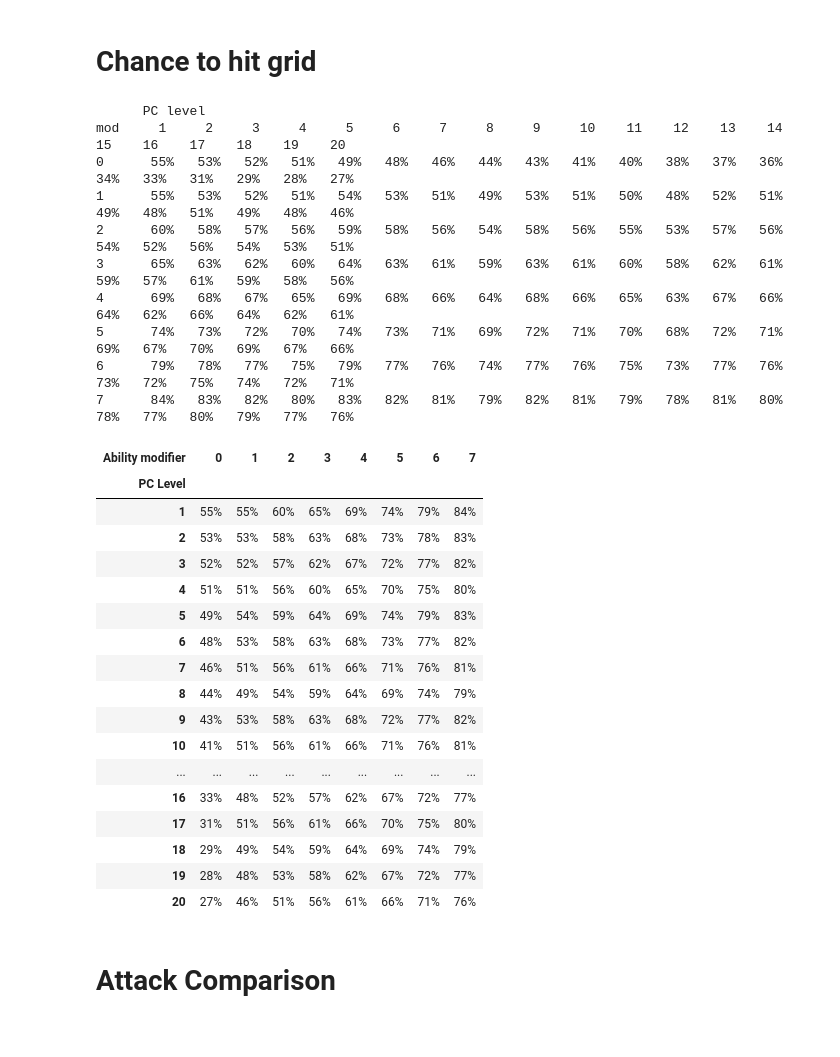
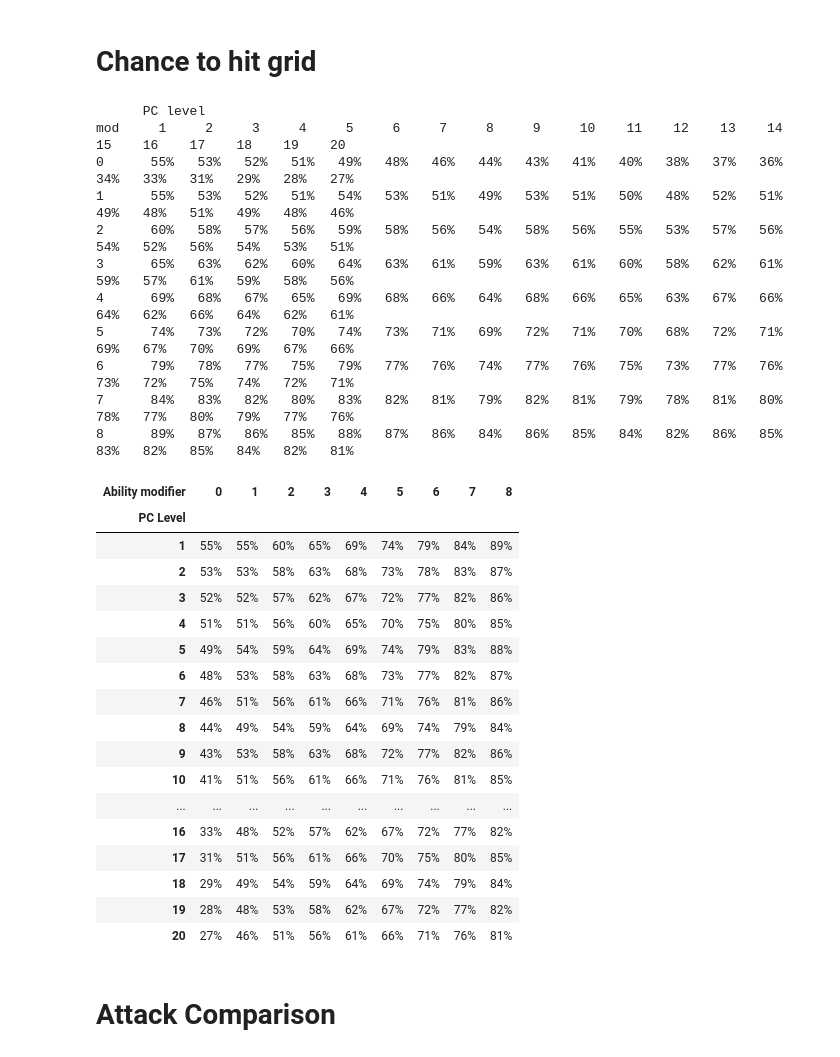
Before and after one commit to dyoung418/dnd_stats, a Jupyter notebook: dnd_dice_calcs.ipynb, the cells around one changed output. Saved outputs shown, nothing was run; the diff lists cells and outputs as text; code cells hidden in the pictures.

```diff
--- a/dnd_dice_calcs.ipynb
+++ b/dnd_dice_calcs.ipynb
@@ -1018,7 +1046,7 @@ compare_odds_dist(
 # %% [markdown]
 # Chance to hit grid
 # %%
-def chance_to_hit_grid(abil_mods=[0,1,2,3,4,5,6,7],
+def chance_to_hit_grid(abil_mods=[0,1,2,3,4,5,6,7,8],
                        lvls=[1,2,3,4,5,6,7,8,9,10,11,12,13,14,15,16,17,18,19,20],
                        adv='nor', crit_hit_nums=(20,), crit_fail_nums=(1,), print_table=True):
     '''Creates a grid of chance to hit at different PC levels and core ability (e.g. Strength) modifiers
@@ -1050,51 +1078,52 @@ def chance_to_hit_grid(abil_mods=[0,1,2,3,4,5,6,7],
         if(print_table):
             # row label first
             print(f"{a_mod: <{col_width}}", end='')
         for lvl in lvls:
             cth = chance_to_hit(abil_mod=a_mod, pc_lvl=lvl, adv=adv, crit_hit_nums=crit_hit_nums, crit_fail_nums=crit_fail_nums)
             df.loc[lvl,a_mod] = cth
             if(print_table):
                 print(f"{cth:{num_width}.{prec}%}{'': <{col_width-num_width}}", end='')
         if(print_table):
             print('')
     return df
 
 norm = chance_to_hit_grid(adv='nor', print_table=True)
 norm.to_csv('chance_to_hit_norm.csv')
 adv = chance_to_hit_grid(adv='adv', print_table=False)
 adv.to_csv('chance_to_hit_adv.csv')
 disadv = chance_to_hit_grid(adv='dis', print_table=False)
 disadv.to_csv('chance_to_hit_disadv.csv')
 norm
 # %% [output]
       PC level
 mod     1     2     3     4     5     6     7     8     9     10    11    12    13    14    15    16    17    18    19    20
 0      55%   53%   52%   51%   49%   48%   46%   44%   43%   41%   40%   38%   37%   36%   34%   33%   31%   29%   28%   27%
 1      55%   53%   52%   51%   54%   53%   51%   49%   53%   51%   50%   48%   52%   51%   49%   48%   51%   49%   48%   46%
 2      60%   58%   57%   56%   59%   58%   56%   54%   58%   56%   55%   53%   57%   56%   54%   52%   56%   54%   53%   51%
 3      65%   63%   62%   60%   64%   63%   61%   59%   63%   61%   60%   58%   62%   61%   59%   57%   61%   59%   58%   56%
 4      69%   68%   67%   65%   69%   68%   66%   64%   68%   66%   65%   63%   67%   66%   64%   62%   66%   64%   62%   61%
 5      74%   73%   72%   70%   74%   73%   71%   69%   72%   71%   70%   68%   72%   71%   69%   67%   70%   69%   67%   66%
 6      79%   78%   77%   75%   79%   77%   76%   74%   77%   76%   75%   73%   77%   76%   73%   72%   75%   74%   72%   71%
 7      84%   83%   82%   80%   83%   82%   81%   79%   82%   81%   79%   78%   81%   80%   78%   77%   80%   79%   77%   76%
+8      89%   87%   86%   85%   88%   87%   86%   84%   86%   85%   84%   82%   86%   85%   83%   82%   85%   84%   82%   81%
-| Ability modifier | 0 | 1 | 2 | 3 | 4 | 5 | 6 | 7 |
-| PC Level |  |  |  |  |  |  |  |  |
-| 1 | 55% | 55% | 60% | 65% | 69% | 74% | 79% | 84% |
-| 2 | 53% | 53% | 58% | 63% | 68% | 73% | 78% | 83% |
-| 3 | 52% | 52% | 57% | 62% | 67% | 72% | 77% | 82% |
-| 4 | 51% | 51% | 56% | 60% | 65% | 70% | 75% | 80% |
-| 5 | 49% | 54% | 59% | 64% | 69% | 74% | 79% | 83% |
-| 6 | 48% | 53% | 58% | 63% | 68% | 73% | 77% | 82% |
-| 7 | 46% | 51% | 56% | 61% | 66% | 71% | 76% | 81% |
-| 8 | 44% | 49% | 54% | 59% | 64% | 69% | 74% | 79% |
-| 9 | 43% | 53% | 58% | 63% | 68% | 72% | 77% | 82% |
-| 10 | 41% | 51% | 56% | 61% | 66% | 71% | 76% | 81% |
-| ... | ... | ... | ... | ... | ... | ... | ... | ... |
-| 16 | 33% | 48% | 52% | 57% | 62% | 67% | 72% | 77% |
-| 17 | 31% | 51% | 56% | 61% | 66% | 70% | 75% | 80% |
-| 18 | 29% | 49% | 54% | 59% | 64% | 69% | 74% | 79% |
-| 19 | 28% | 48% | 53% | 58% | 62% | 67% | 72% | 77% |
-| 20 | 27% | 46% | 51% | 56% | 61% | 66% | 71% | 76% |
+| Ability modifier | 0 | 1 | 2 | 3 | 4 | 5 | 6 | 7 | 8 |
+| PC Level |  |  |  |  |  |  |  |  |  |
+| 1 | 55% | 55% | 60% | 65% | 69% | 74% | 79% | 84% | 89% |
+| 2 | 53% | 53% | 58% | 63% | 68% | 73% | 78% | 83% | 87% |
+| 3 | 52% | 52% | 57% | 62% | 67% | 72% | 77% | 82% | 86% |
+| 4 | 51% | 51% | 56% | 60% | 65% | 70% | 75% | 80% | 85% |
+| 5 | 49% | 54% | 59% | 64% | 69% | 74% | 79% | 83% | 88% |
+| 6 | 48% | 53% | 58% | 63% | 68% | 73% | 77% | 82% | 87% |
+| 7 | 46% | 51% | 56% | 61% | 66% | 71% | 76% | 81% | 86% |
+| 8 | 44% | 49% | 54% | 59% | 64% | 69% | 74% | 79% | 84% |
+| 9 | 43% | 53% | 58% | 63% | 68% | 72% | 77% | 82% | 86% |
+| 10 | 41% | 51% | 56% | 61% | 66% | 71% | 76% | 81% | 85% |
+| ... | ... | ... | ... | ... | ... | ... | ... | ... | ... |
+| 16 | 33% | 48% | 52% | 57% | 62% | 67% | 72% | 77% | 82% |
+| 17 | 31% | 51% | 56% | 61% | 66% | 70% | 75% | 80% | 85% |
+| 18 | 29% | 49% | 54% | 59% | 64% | 69% | 74% | 79% | 84% |
+| 19 | 28% | 48% | 53% | 58% | 62% | 67% | 72% | 77% | 82% |
+| 20 | 27% | 46% | 51% | 56% | 61% | 66% | 71% | 76% | 81% |
 # %% [markdown]
 # Attack Comparison
 # %%
```
Also changed, not shown: parts of 12 cells of this notebook.
